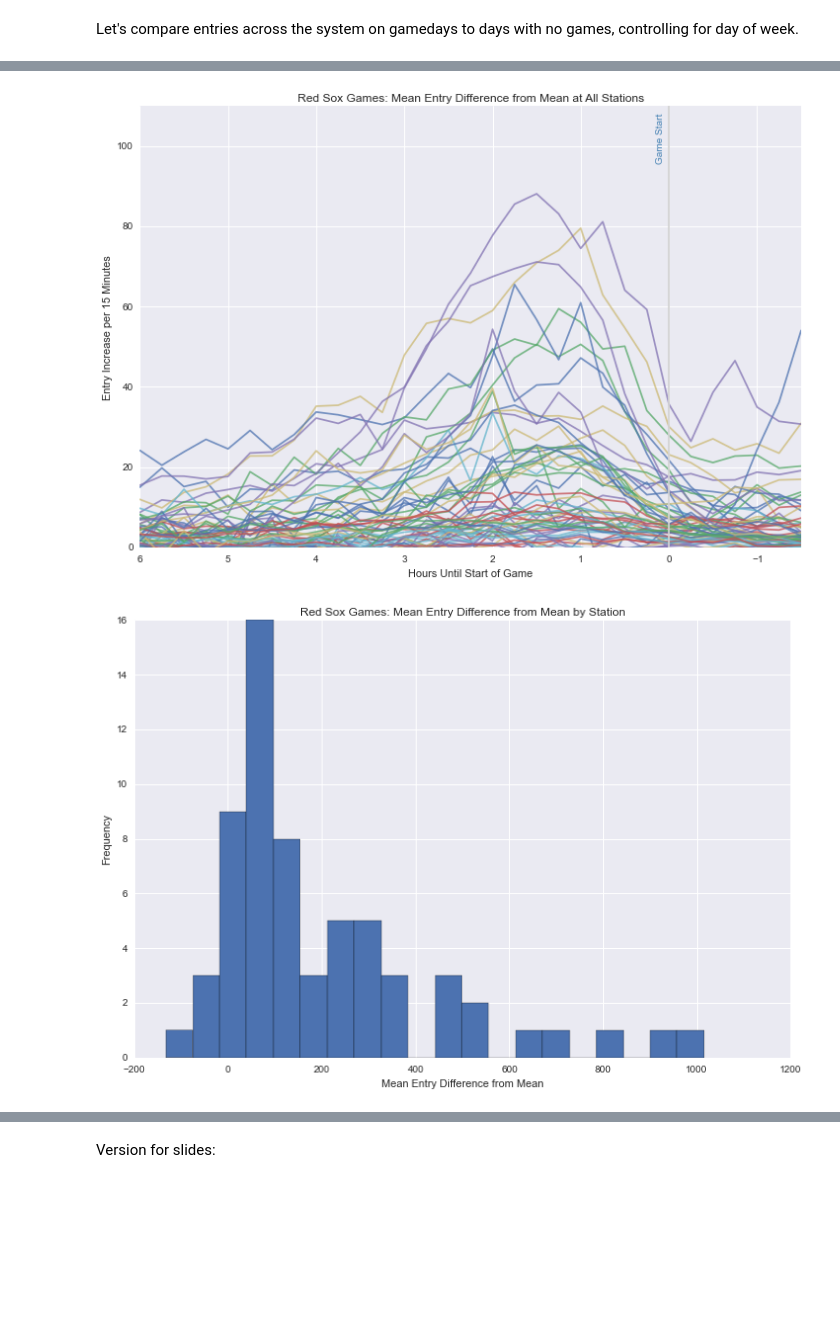
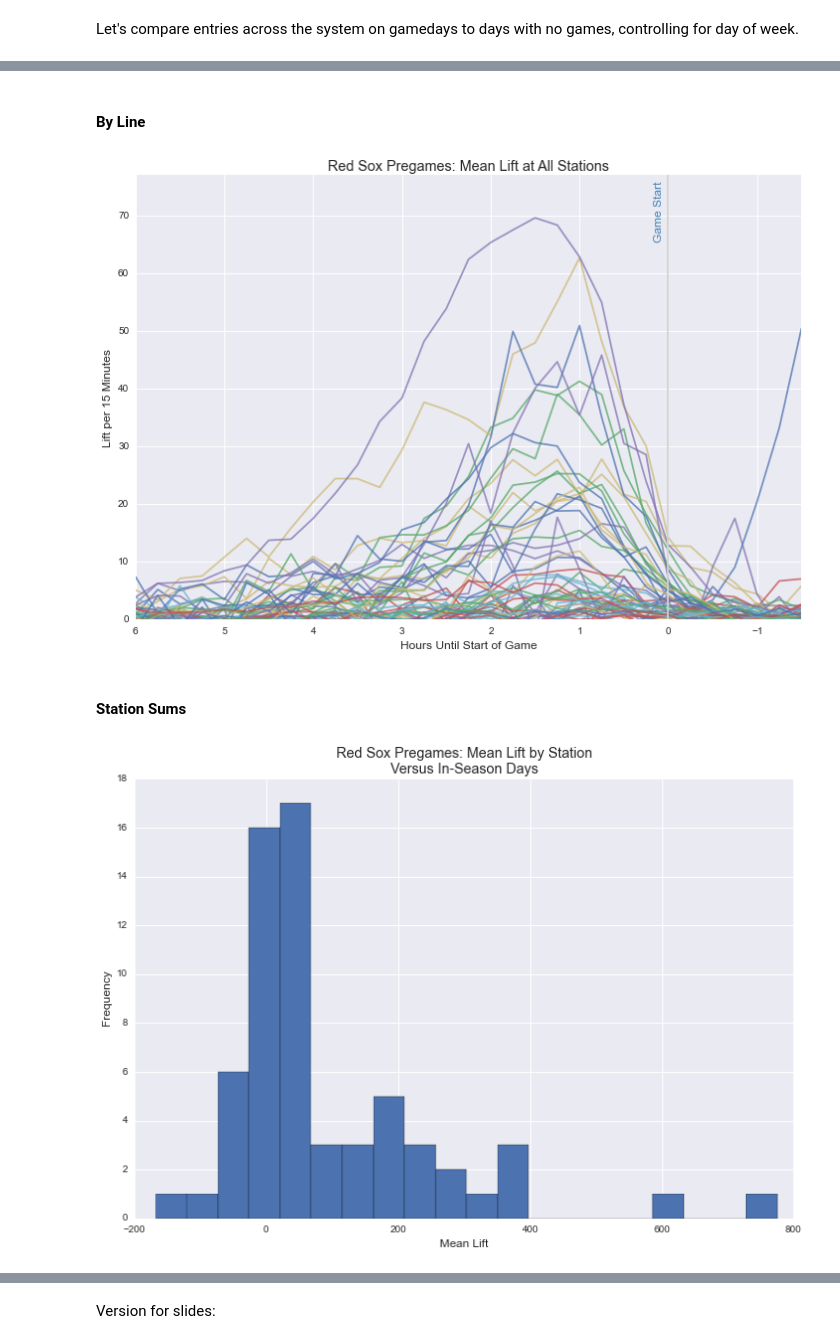
Before and after one commit to azampagl/harvard-capstone, a Jupyter notebook: src/sports/sox_pregame.ipynb, the cells around one changed output, grey strips where cells are left out. Drawn from its saved outputs; the diff is of its cells as text; code cells hidden in the pictures; blank space fills up the shorter version.

Commit message:
Added seasonal comparisons

```diff
--- a/src/sports/sox_pregame.ipynb
+++ b/src/sports/sox_pregame.ipynb
@@ -246,23 +259,29 @@ gametime_condition = ((gatecount_sox.time_until_game_start <= np.timedelta64(6,'
 game_entries_dow = gatecount_sox[gatecount_sox.game_played & gametime_condition]
 
 # Join mean entries for gameless days at that time of day.
-entry_differences_dow = game_entries_dow.merge(gameless_entries_dow, on=['name','line_1','line_2','day_of_week','service_time'])[['name','line_1','line_2','entries','entries_per_line','time_until_game_start','mean_entries','mean_entries_per_line']]
-entry_differences_dow['entries_vs_mean'] = entry_differences_dow.entries - entry_differences_dow.mean_entries
-entry_differences_dow['entries_vs_mean_ratio'] = entry_differences_dow.entries / entry_differences_dow.mean_entries
-entry_differences_dow['entries_vs_mean_per_line'] = entry_differences_dow.entries_per_line - entry_differences_dow.mean_entries_per_line
-entry_differences_dow['entries_vs_mean_per_line_ratio'] = entry_differences_dow.entries_per_line / entry_differences_dow.mean_entries_per_line
+entry_differences_dow = game_entries_dow.merge(gameless_entries_dow, on=['name','line_1','line_2','day_of_week','service_time'])
+entry_differences_dow = entry_differences_dow[['name','line_1','line_2','entries','entries_per_line','time_until_game_start','mean_entries_all','mean_entries_per_line_all','mean_entries_season','mean_entries_per_line_season']]
+
+# Derive useful metrics.
+entry_differences_dow['entries_vs_mean_all']             = entry_differences_dow.entries          - entry_differences_dow.mean_entries_all
+entry_differences_dow['entries_vs_mean_per_line_all']    = entry_differences_dow.entries_per_line - entry_differences_dow.mean_entries_per_line_all
+entry_differences_dow['entries_vs_mean_season']          = entry_differences_dow.entries          - entry_differences_dow.mean_entries_season
+entry_differences_dow['entries_vs_mean_per_line_season'] = entry_differences_dow.entries_per_line - entry_differences_dow.mean_entries_per_line_season
 
 # Calculate mean differences and clean up timedeltas that don't place nicely with groupings.
 # Also retain mean entries for later plotting.
-mean_entry_differences_dow = entry_differences_dow.groupby(['name','line_1','line_2','time_until_game_start']).agg({
-        'entries_vs_mean': [np.mean,np.std],
-        'entries_vs_mean_ratio': [np.mean,np.std],
-        'entries_vs_mean_per_line': [np.mean,np.std],
-        'entries_vs_mean_per_line_ratio': [np.mean,np.std],
-        'mean_entries': np.mean,
-        'mean_entries_per_line': np.mean
-    }).reset_index()
+mean_entry_differences_dow = entry_differences_dow.groupby(['name','line_1','line_2','time_until_game_start']).agg(np.mean).reset_index()
 mean_entry_differences_dow.time_until_game_start = pd.to_timedelta(mean_entry_differences_dow.time_until_game_start)
 mean_entry_differences_dow['hours_until_game_start'] = mean_entry_differences_dow.time_until_game_start.astype(np.int) / timedelta_base
+
+# Calculate ratio metrics. We have to do this here (vs. above) to ensure that they are properly weighted.
+# Note that these might be difficult to use and might have to be recaculated later, after another aggregation.
+mean_entry_differences_dow['entries_vs_mean_ratio_all']             = mean_entry_differences_dow.entries_vs_mean_all             / mean_entry_differences_dow.mean_entries_all + 1
+mean_entry_differences_dow['entries_vs_mean_per_line_ratio_all']    = mean_entry_differences_dow.entries_vs_mean_per_line_all    / mean_entry_differences_dow.mean_entries_per_line_all + 1
+mean_entry_differences_dow['entries_vs_mean_ratio_season']          = mean_entry_differences_dow.entries_vs_mean_season          / mean_entry_differences_dow.mean_entries_season + 1
+mean_entry_differences_dow['entries_vs_mean_per_line_ratio_season'] = mean_entry_differences_dow.entries_vs_mean_per_line_season / mean_entry_differences_dow.mean_entries_per_line_season + 1
+
+# Cleanup.
+mean_entry_differences_dow.drop(['time_until_game_start','entries','entries_per_line','mean_entries_per_line_all','mean_entries_per_line_season'], axis=1, inplace=True)
 # %%
 mean_entry_differences_dow.head()
@@ -310,5 +320,7 @@ plt.show()
+# %% [markdown]
+#### By Line
 # %%
-# Now plot them. Plot one line per station.
+# Plot one line per station.
 
 # Start plotting.
 plt.figure(figsize=default_figsize)
@@ -317,42 +329,44 @@ plt.figure(figsize=default_figsize)
 for station in mean_entry_differences_dow.name.unique():
     # Get station entries.
     station_entry_differences = mean_entry_differences_dow[mean_entry_differences_dow.name == station]
-    plt.plot(station_entry_differences.hours_until_game_start, station_entry_differences.entries_vs_mean['mean'], label=station, alpha=0.75)
+    plt.plot(station_entry_differences.hours_until_game_start, station_entry_differences.entries_vs_mean_season, label=station, alpha=0.75)
     # Add note about total over time range.
 
 # Fix x limit and add origin lines.
 xlim = plt.xlim((-1.5, plt.xlim()[1])); ylim = (0,plt.ylim()[1]*1.1)
 plt.axvline(0, *ylim, color='lightgray')
 # plt.hlines(0, *xlim, colors='lightgray')
-plt.annotate('Game Start', (.05,ylim[1]*0.97), rotation='vertical', ha='right', color='steelblue')
+plt.annotate('Game Start', (.05,ylim[1]*0.97), rotation='vertical', ha='right', color='steelblue', fontsize='large')
 
 # Reverse axis.
 plt.gca().invert_xaxis()
 
 # Prettify.
-plt.title('Red Sox Games: Mean Entry Difference from Mean at All Stations')
-plt.xlabel('Hours Until Start of Game'); plt.ylabel('Entry Increase per 15 Minutes')
+plt.title('Red Sox Pregames: Mean Lift at All Stations', fontsize='x-large')
+plt.xlabel('Hours Until Start of Game', fontsize='large'); plt.ylabel('Lift per 15 Minutes', fontsize='large')
 plt.ylim(ylim)
 
 # Show.
 plt.show()
 # %% [output]
-[figure, old version]
+[figure, new version]
+# %% [markdown]
+#### Station Sums
 # %%
 # Calculate sums for each station and plot distribution.
 
 # Calculate sum for each station.
-mean_entry_differences_dow_by_station = mean_entry_differences_dow_truncated.ix[(mean_entry_differences_dow_truncated.hours_until_game_start > -.5) & (mean_entry_differences_dow_truncated.hours_until_game_start <= 4),:].groupby(['name','line_1','line_2']).agg({'entries_vs_mean': np.sum, 'mean_entries': np.sum})
+mean_entry_differences_dow_by_station = mean_entry_differences_dow.ix[(mean_entry_differences_dow.hours_until_game_start >= -.5) & (mean_entry_differences_dow.hours_until_game_start <= 4),:].groupby(['name','line_1','line_2']).agg({'entries_vs_mean_season': np.sum, 'entries_vs_mean_all': np.sum, 'mean_entries_all': np.sum, 'mean_entries_season': np.sum})
 
 # Start plotting.
 plt.figure(figsize=default_figsize)
-plt.hist(mean_entry_differences_dow_by_station.entries_vs_mean, bins=20)
+plt.hist(mean_entry_differences_dow_by_station.entries_vs_mean_season, bins=20)
 
 # Prettify.
-plt.title('Red Sox Games: Mean Entry Difference from Mean by Station')
-plt.xlabel('Mean Entry Difference from Mean'); plt.ylabel('Frequency')
+plt.title('Red Sox Pregames: Mean Lift by Station\nVersus In-Season Days', fontsize='x-large')
+plt.xlabel('Mean Lift', fontsize='large'); plt.ylabel('Frequency', fontsize='large')
 
 # Show.
 plt.show()
 # %% [output]
-[figure, old version]
+[figure, new version]
```
Also changed, not shown: parts of 43 cells of this notebook.
